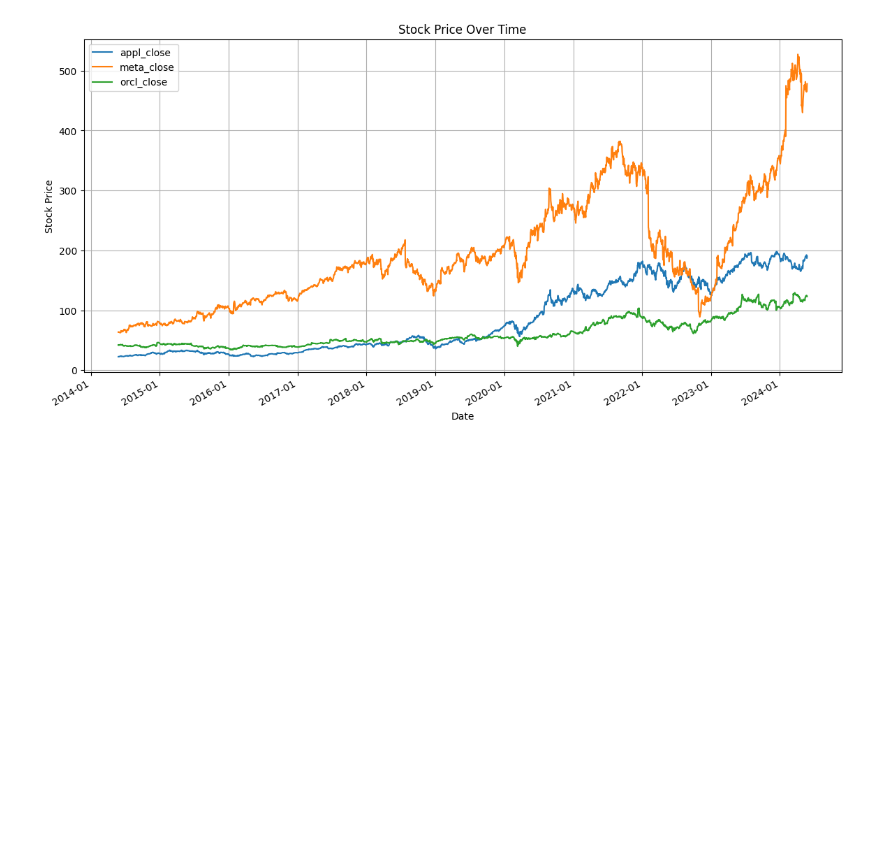
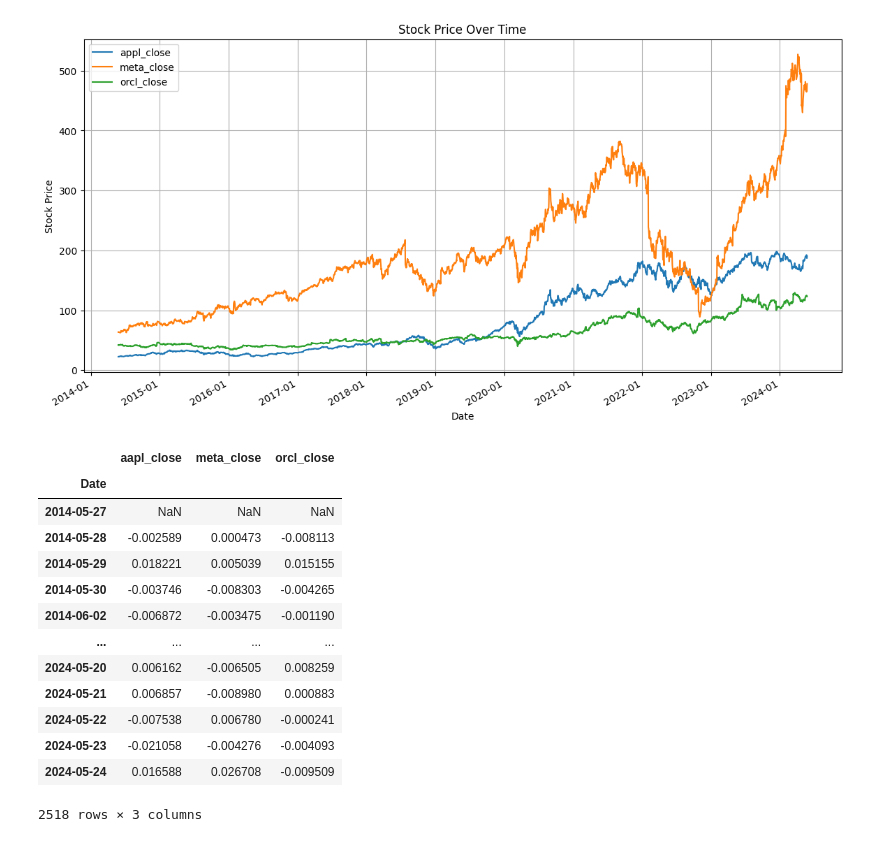
Before and after one commit to kyle1373/stock-portfolio-optimization, a Jupyter notebook: mean_var_optim.ipynb, the cells around one changed output. Drawn from its saved outputs; the diff is of its cells as text; code cells hidden in the pictures; blank space fills up the shorter version.

```diff
--- a/mean_var_optim.ipynb
+++ b/mean_var_optim.ipynb
@@ -78,0 +137,17 @@ plt.show()
+# %%
+returns
+# %% [output]
+|  | aapl_close | meta_close | orcl_close |
+| Date |  |  |  |
+| 2014-05-27 | NaN | NaN | NaN |
+| 2014-05-28 | -0.002589 | 0.000473 | -0.008113 |
+| 2014-05-29 | 0.018221 | 0.005039 | 0.015155 |
+| 2014-05-30 | -0.003746 | -0.008303 | -0.004265 |
+| 2014-06-02 | -0.006872 | -0.003475 | -0.001190 |
+| ... | ... | ... | ... |
+| 2024-05-20 | 0.006162 | -0.006505 | 0.008259 |
+| 2024-05-21 | 0.006857 | -0.008980 | 0.000883 |
+| 2024-05-22 | -0.007538 | 0.006780 | -0.000241 |
+| 2024-05-23 | -0.021058 | -0.004276 | -0.004093 |
+| 2024-05-24 | 0.016588 | 0.026708 | -0.009509 |
+2518 rows × 3 columns
```
Also changed, not shown: parts of 3 cells of this notebook.
